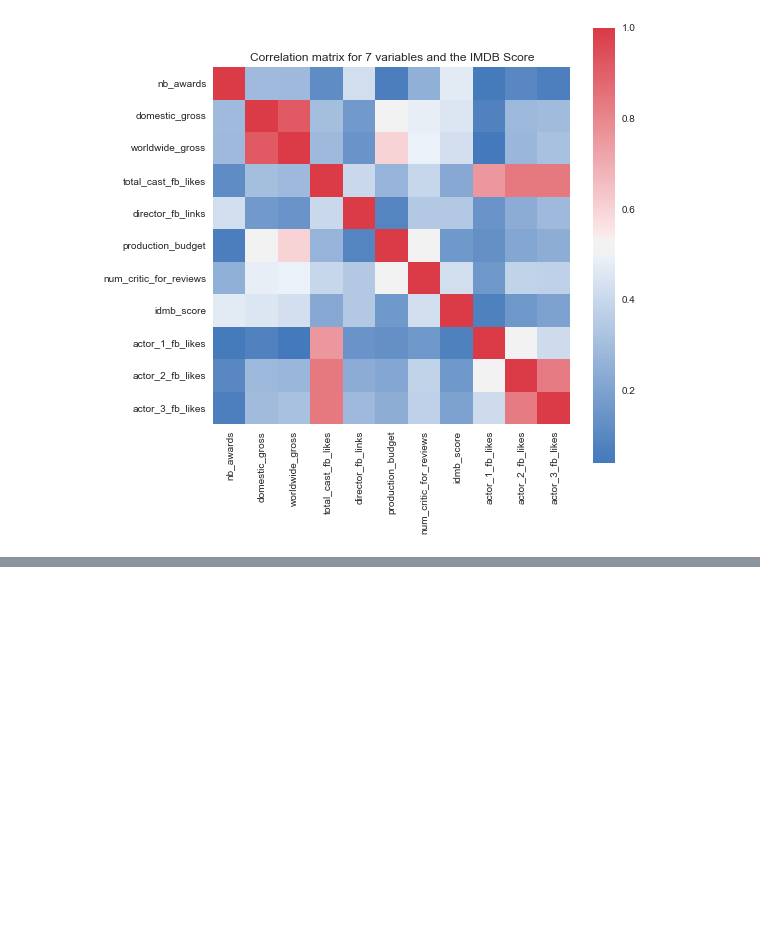
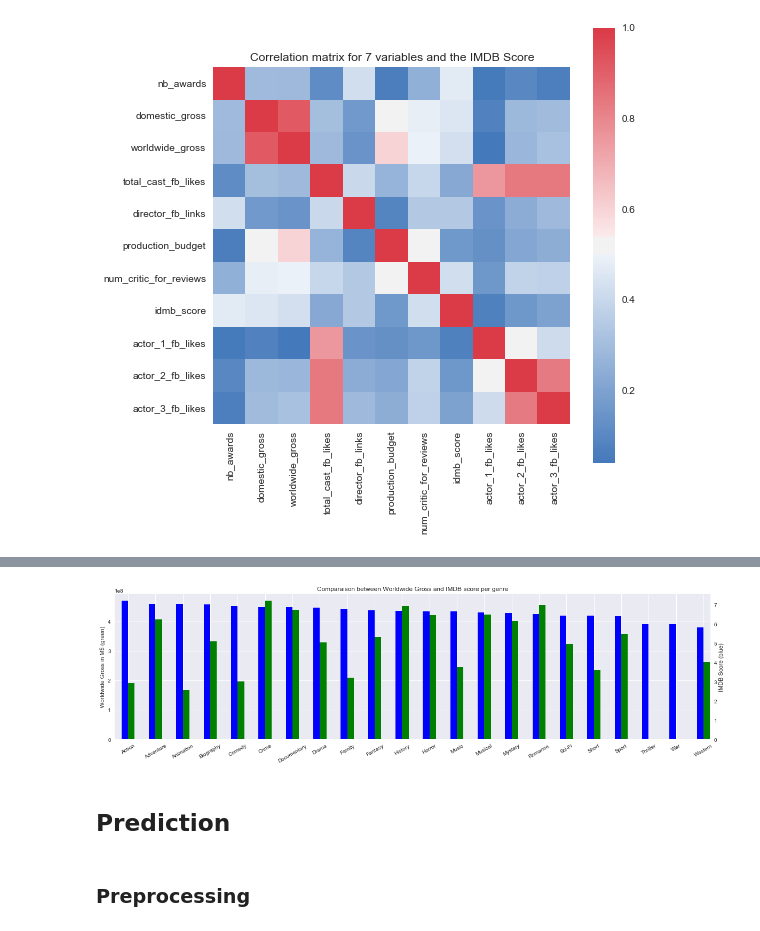
Before and after one commit to alexattia/Data-Science-Projects, a Jupyter notebook: KaggleMovieRating/Exploration.ipynb, the cells around one changed output, grey strips where cells are left out. Cells and saved outputs as stored; diff of their text form; code cells hidden in the pictures; blank space fills up the shorter version.

```diff
--- a/KaggleMovieRating/Exploration.ipynb
+++ b/KaggleMovieRating/Exploration.ipynb
@@ -18,10 +19,12 @@ imp.reload(imdb_movie_content)
 # %%
 df = parser.create_dataframe("movie_contents2.json", "movie_budget.json")
 df.set_index('movie_title', inplace=True, drop=False)
+df.sort_index(inplace=True)
 awards_columns = [col for col in df.columns if 'nominated' in col or 'won' in col]
 df_awards = df[awards_columns]
 awards_per_movie = (len(awards_columns) - df_awards.isnull().sum(axis=1)).to_dict()
 df['nb_awards'] = df['movie_title'].map(awards_per_movie)
+df = df.drop_duplicates(['movie_title'])
 # %% [markdown]
 ## Awards and Gross
 # %%
@@ -259,0 +265,14 @@ corr
+# %%
+with open('genre.json', 'r') as f:
+    genres = json.load(f)
+# %%
+imdb_score_per_genre = {}
+gross_per_genre = {}
+for genre, value in genres.items():
+    genre_columns = [col for col in df.columns if 'genre_' in col]
+    df_genres = df[genre_columns]
+    mask = np.column_stack([df_genres[col] == value for col in df_genres])
+    df_specific_genre = df.loc[mask.any(axis=1)][['genres', 'idmb_score', 'worldwide_gross']]
+    imdb_score_per_genre[genre] = df_specific_genre.idmb_score.mean()
+    gross_per_genre[genre] = df_specific_genre.worldwide_gross.mean()
+gross_per_genre = {k:v for k,v in gross_per_genre.items() if pd.notnull(v)}
@@ -259,0 +300,25 @@ corr
+# %%
+margin = 0.05
+width = 4*(1.-2.*margin)/15
+fig = plt.figure(figsize=(20,5))
+ax = fig.add_subplot(111)
+ax2 = ax.twinx()
+
+df_combine = pd.concat([pd.Series(gross_per_genre), pd.Series(imdb_score_per_genre)], axis=1)
+df_combine = df_combine.sort_values(1, ascending=False)
+df_combine.columns = ['Gross', 'Score']
+
+df_combine.Gross.plot(kind='bar', color='green', ax=ax, width=width, position=0)
+df_combine.Score.plot(kind='bar', color='blue', ax=ax2, width=width, position=1)
+ax.set_ylabel('Worldwide Gross in M$ (green)')
+ax2.set_ylabel('IMDB Score (blue)')
+ax.set_xlabel('')
+ax.set_title('Comparaison between Worldwide Gross and IMDB score per genre')
+_ = ax.set_xticklabels(pd.Series(imdb_score_per_genre).index, rotation = 30)
+ax2.grid(False)
+# %% [output]
+[figure, added]
+# %% [markdown]
+## Prediction
+# %% [markdown]
+### Preprocessing
```
Also changed, not shown: parts of 10 cells of this notebook, 3 other files.
